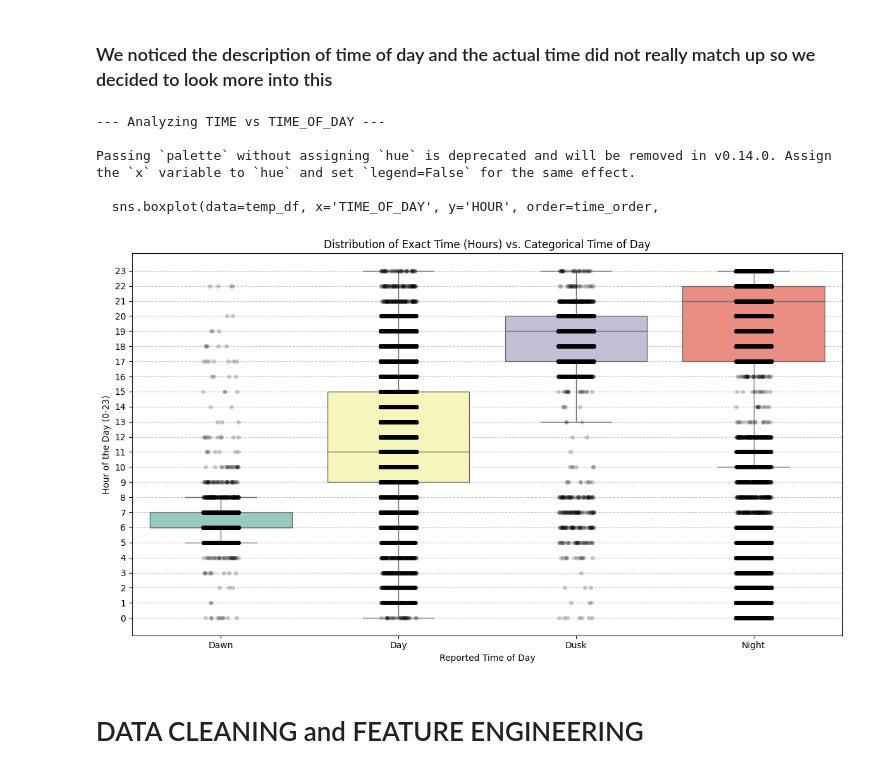
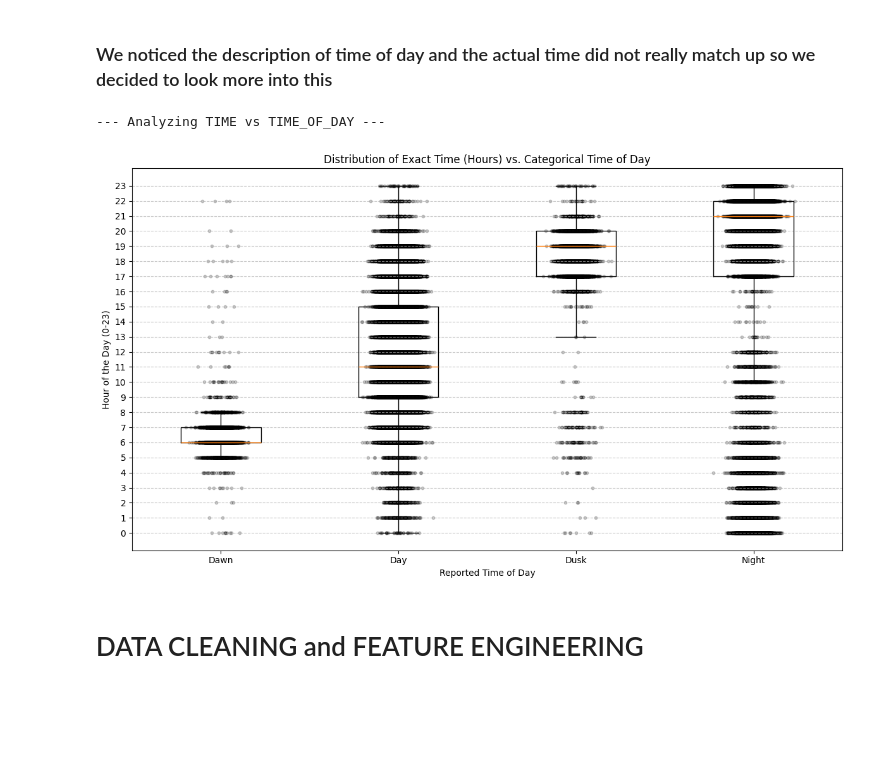
Before and after one commit to oronila/ml-1-project, a Jupyter notebook: main.ipynb, the cells around one changed output. Drawn from its saved outputs; the diff is of its cells as text; code cells hidden in the pictures; blank space fills up the shorter version.

```diff
--- a/main.ipynb
+++ b/main.ipynb
@@ -203,51 +200,46 @@ We decided to drop the following columns:
 # %%
 def plot_time_vs_time_of_day(df):
     print("--- Analyzing TIME vs TIME_OF_DAY ---")
 
     # Create a temporary dataframe so we don't accidentally alter the original
     temp_df = df[['TIME', 'TIME_OF_DAY']].copy()
 
-    # Convert the TIME string into a datetime object, then extract just the hour (0-23)
-    # errors='coerce' will turn any completely malformed text into a safe NaN (missing)
-    temp_df['TIME_DATETIME'] = pd.to_datetime(temp_df['TIME'], errors='coerce')
-    temp_df['HOUR'] = temp_df['TIME_DATETIME'].dt.hour
+    # Pull the hour directly from strings like "5:00" instead of using datetime parsing.
+    time_parts = temp_df['TIME'].astype(str).str.split(':', n=1, expand=True)
+    temp_df['HOUR'] = pd.to_numeric(time_parts[0], errors='coerce')
 
     # Drop rows where we don't have BOTH pieces of information for the graph
     temp_df = temp_df.dropna(subset=['HOUR', 'TIME_OF_DAY'])
 
-    # --- Visualization ---
-    plt.figure(figsize=(12, 7))
-
     # Order the categories logically
     time_order = ['Dawn', 'Day', 'Dusk', 'Night']
+    grouped_hours = [temp_df.loc[temp_df['TIME_OF_DAY'] == label, 'HOUR'] for label in time_order]
 
-    # 1. Boxplot to show the median and middle 50% of the data
-    sns.boxplot(data=temp_df, x='TIME_OF_DAY', y='HOUR', order=time_order,
-                palette='Set3', showfliers=False)
+    fig, ax = plt.subplots(figsize=(12, 7))
 
-    # 2. Stripplot to show the actual individual strikes layered on top
-    sns.stripplot(data=temp_df, x='TIME_OF_DAY', y='HOUR', order=time_order,
-                  color='black', alpha=0.2, jitter=True)
+    # Boxplot shows the median and middle 50% of each group.
+    ax.boxplot(grouped_hours, tick_labels=time_order, showfliers=False)
 
-    plt.title('Distribution of Exact Time (Hours) vs. Categorical Time of Day')
-    plt.xlabel('Reported Time of Day')
-    plt.ylabel('Hour of the Day (0-23)')
+    # Add a small random horizontal jitter so individual points are visible.
+    for position, hours in enumerate(grouped_hours, start=1):
+        x_values = np.random.normal(position, 0.05, size=len(hours))
+        ax.scatter(x_values, hours, color='black', alpha=0.2, s=10)
+
+    ax.set_title('Distribution of Exact Time (Hours) vs. Categorical Time of Day')
+    ax.set_xlabel('Reported Time of Day')
+    ax.set_ylabel('Hour of the Day (0-23)')
 
     # Set y-axis to show every single hour for clear reading
-    plt.yticks(range(0, 24))
-    plt.grid(axis='y', linestyle='--', alpha=0.7)
+    ax.set_yticks(range(0, 24))
+    ax.grid(axis='y', linestyle='--', alpha=0.7)
 
     plt.tight_layout()
     plt.show()
 
 plot_time_vs_time_of_day(data)
 # %% [output]
 --- Analyzing TIME vs TIME_OF_DAY ---
-
-Passing `palette` without assigning `hue` is deprecated and will be removed in v0.14.0. Assign the `x` variable to `hue` and set `legend=False` for the same effect.
-
-  sns.boxplot(data=temp_df, x='TIME_OF_DAY', y='HOUR', order=time_order,
-[figure, old version]
+[figure, new version]
 # %%
 # We noticed that the TIME_OF_DAY column does not correlate with the TIME column, which is a more specific feature. This suggests that the TIME_OF_DAY column may not be very useful for our model and could potentially introduce noise.
 # %% [markdown]
```
Also changed, not shown: parts of 6 cells of this notebook.
